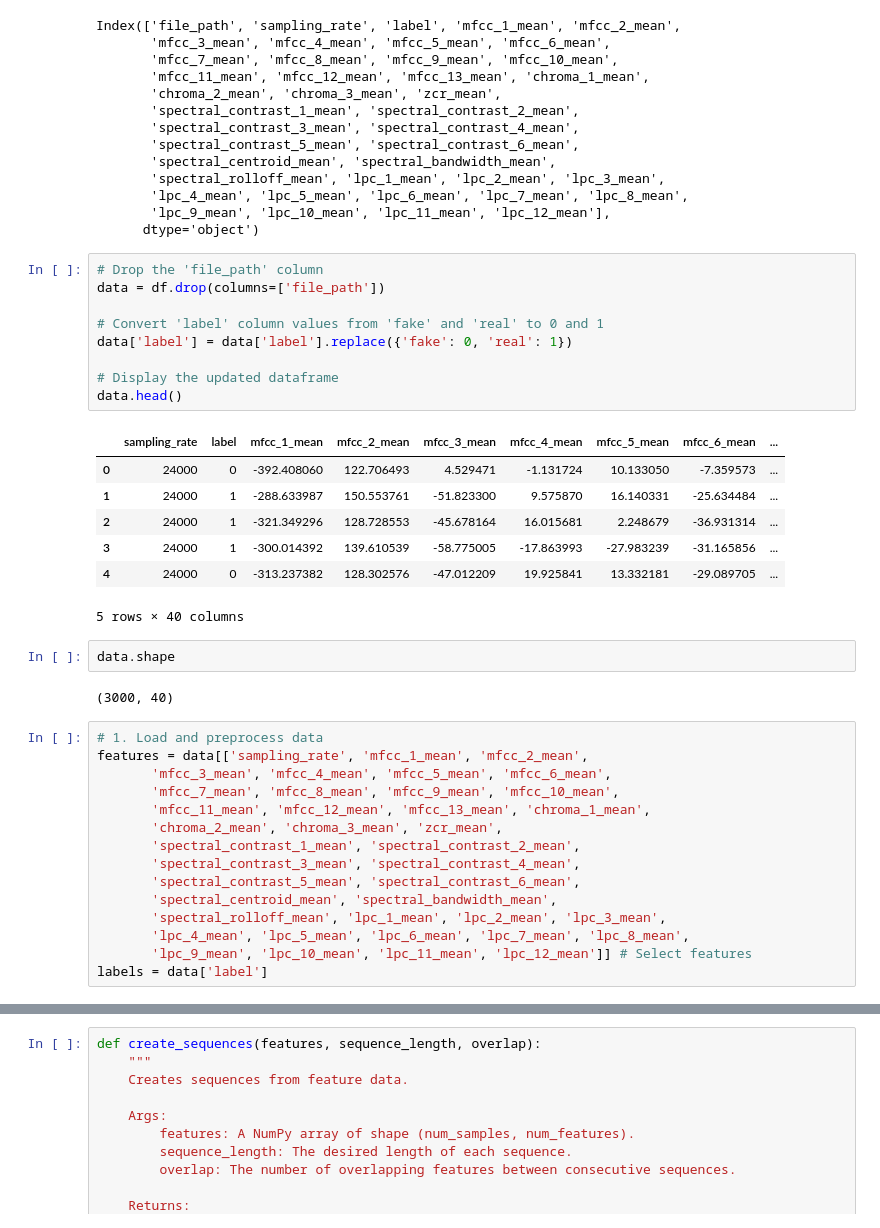
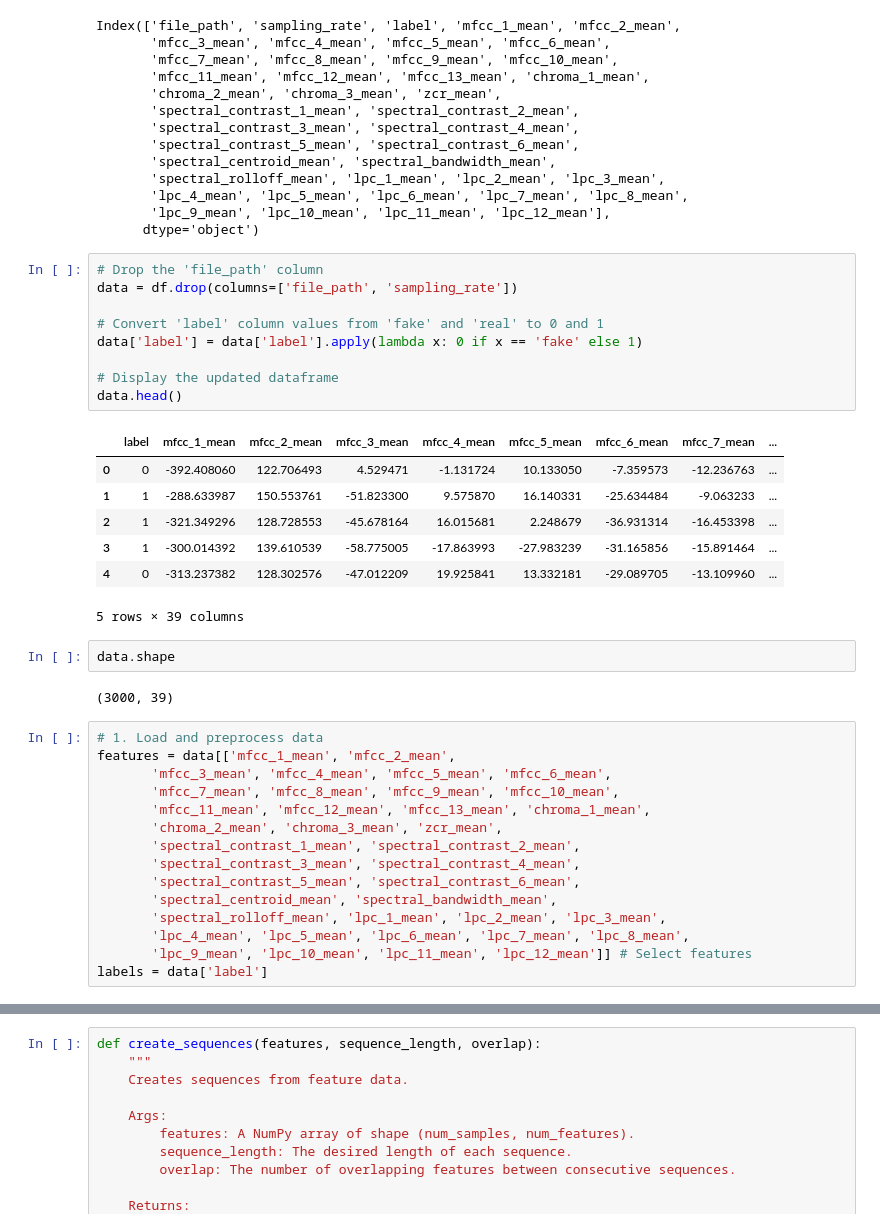
Before and after one commit to ronanhansel/deepfake-audio-detector, a Jupyter notebook: EDA.ipynb, the cells around one changed output, grey strips where cells are left out. Drawn from its saved outputs; the diff is of its cells as text.

```diff
--- a/EDA.ipynb
+++ b/EDA.ipynb
@@ -28,28 +21,28 @@ Index(['file_path', 'sampling_rate', 'label', 'mfcc_1_mean', 'mfcc_2_mean',
       dtype='object')
 # %%
 # Drop the 'file_path' column
-data = df.drop(columns=['file_path'])
+data = df.drop(columns=['file_path', 'sampling_rate'])
 
 # Convert 'label' column values from 'fake' and 'real' to 0 and 1
-data['label'] = data['label'].replace({'fake': 0, 'real': 1})
+data['label'] = data['label'].apply(lambda x: 0 if x == 'fake' else 1)
 
 # Display the updated dataframe
 data.head()
 # %% [output]
-|  | sampling_rate | label | mfcc_1_mean | mfcc_2_mean | mfcc_3_mean | mfcc_4_mean | mfcc_5_mean | mfcc_6_mean | ... |
-| 0 | 24000 | 0 | -392.408060 | 122.706493 | 4.529471 | -1.131724 | 10.133050 | -7.359573 | ... |
-| 1 | 24000 | 1 | -288.633987 | 150.553761 | -51.823300 | 9.575870 | 16.140331 | -25.634484 | ... |
-| 2 | 24000 | 1 | -321.349296 | 128.728553 | -45.678164 | 16.015681 | 2.248679 | -36.931314 | ... |
-| 3 | 24000 | 1 | -300.014392 | 139.610539 | -58.775005 | -17.863993 | -27.983239 | -31.165856 | ... |
-| 4 | 24000 | 0 | -313.237382 | 128.302576 | -47.012209 | 19.925841 | 13.332181 | -29.089705 | ... |
+|  | label | mfcc_1_mean | mfcc_2_mean | mfcc_3_mean | mfcc_4_mean | mfcc_5_mean | mfcc_6_mean | mfcc_7_mean | ... |
+| 0 | 0 | -392.408060 | 122.706493 | 4.529471 | -1.131724 | 10.133050 | -7.359573 | -12.236763 | ... |
+| 1 | 1 | -288.633987 | 150.553761 | -51.823300 | 9.575870 | 16.140331 | -25.634484 | -9.063233 | ... |
+| 2 | 1 | -321.349296 | 128.728553 | -45.678164 | 16.015681 | 2.248679 | -36.931314 | -16.453398 | ... |
+| 3 | 1 | -300.014392 | 139.610539 | -58.775005 | -17.863993 | -27.983239 | -31.165856 | -15.891464 | ... |
+| 4 | 0 | -313.237382 | 128.302576 | -47.012209 | 19.925841 | 13.332181 | -29.089705 | -13.109960 | ... |
-5 rows × 40 columns
+5 rows × 39 columns
 # %%
 data.shape
 # %% [output]
-(3000, 40)
+(3000, 39)
 # %%
 # 1. Load and preprocess data
-features = data[['sampling_rate', 'mfcc_1_mean', 'mfcc_2_mean',
+features = data[['mfcc_1_mean', 'mfcc_2_mean',
        'mfcc_3_mean', 'mfcc_4_mean', 'mfcc_5_mean', 'mfcc_6_mean',
        'mfcc_7_mean', 'mfcc_8_mean', 'mfcc_9_mean', 'mfcc_10_mean',
        'mfcc_11_mean', 'mfcc_12_mean', 'mfcc_13_mean', 'chroma_1_mean',
```
Also changed, not shown: parts of 11 cells of this notebook, 2 other files.
